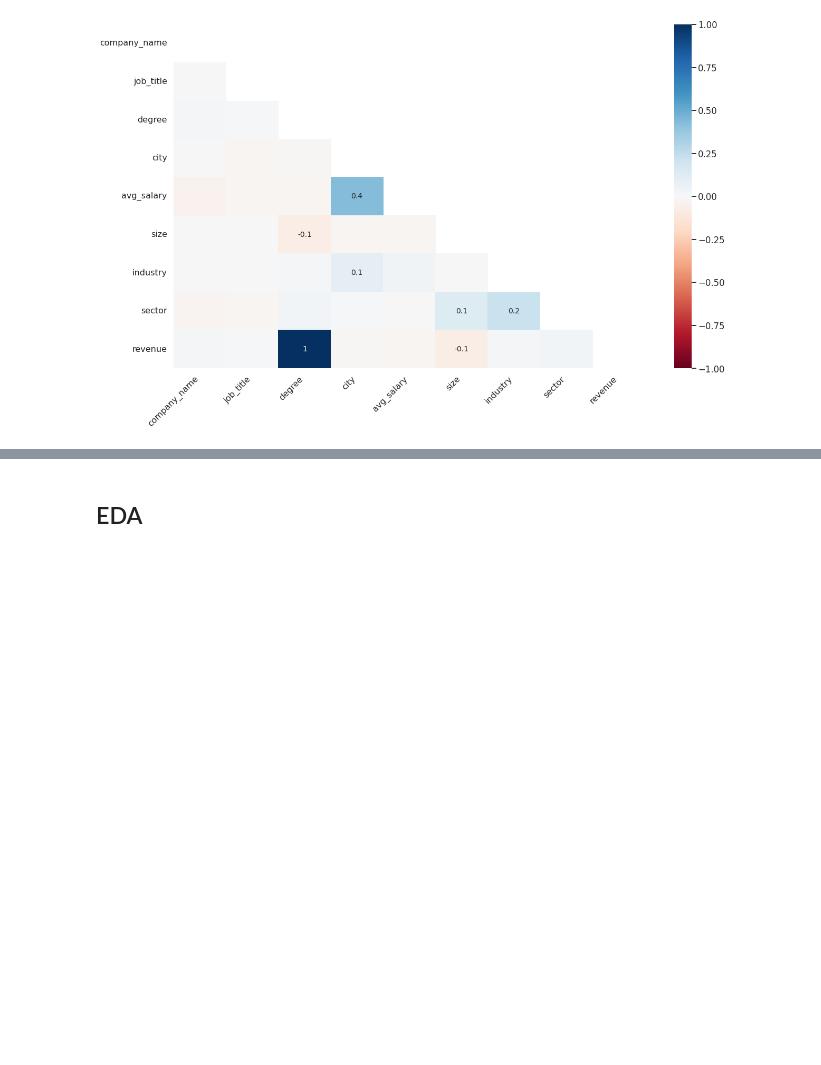
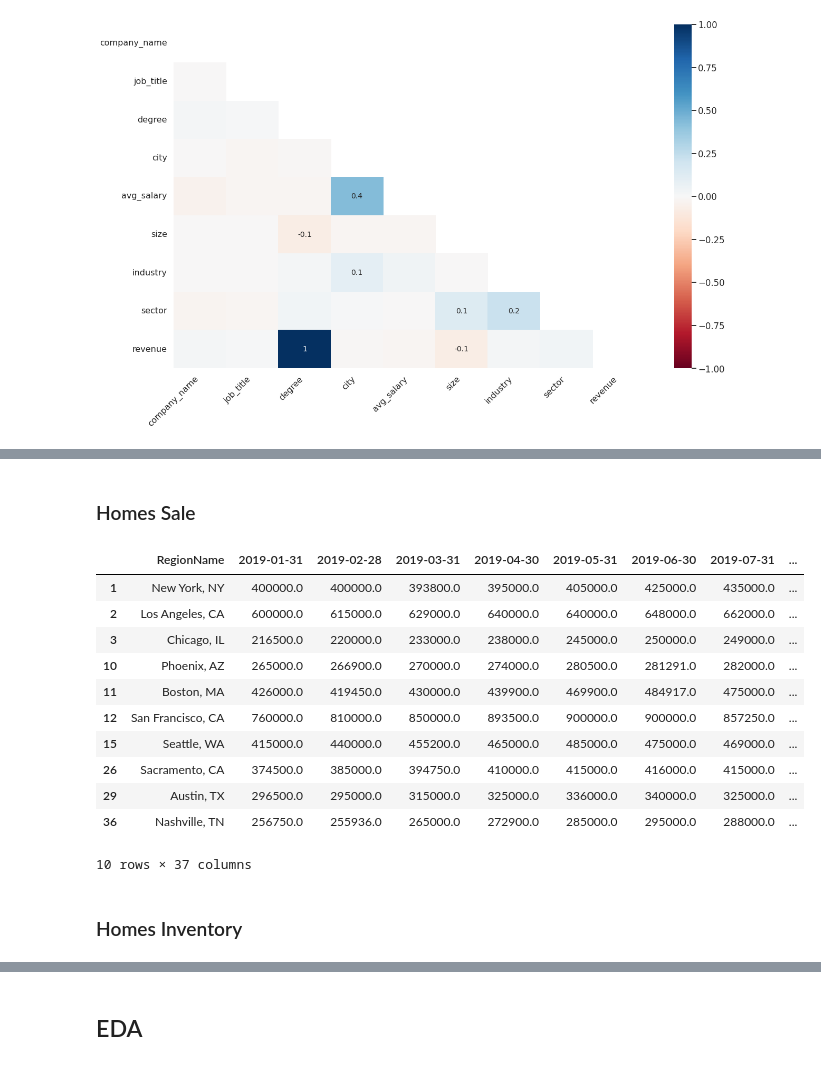
Before and after one commit to Keren-Neeq/DS4A-Team1, a Jupyter notebook: notebooks/Team1_EDA.ipynb, the cells around one changed output, grey strips where cells are left out. Cells and saved outputs as stored; diff of their text form; code cells hidden in the pictures; blank space fills up the shorter version.

```diff
--- a/notebooks/Team1_EDA.ipynb
+++ b/notebooks/Team1_EDA.ipynb
@@ -61,3 +64,6 @@ hud_df = pd.read_csv(io.BytesIO(uploaded['clean_hud.csv']))
+# %%
+# Zillow homes sale price
+df_sp = pd.read_csv(io.BytesIO(uploaded['Metro_median_sale_price_uc_sfrcondo_month.csv']))
 # %%
 hud_df.head(5)
 # %% [output]
@@ -314,0 +351,31 @@ plt.show()
+# %% [markdown]
+### Homes Sale
+# %%
+target_cities = ['New York, NY', 'Chicago, IL', 'Boston, MA', 'Seattle, WA', 'San Francisco, CA', 'Sacramento, CA', 'Austin, TX', 'Los Angeles, CA', 'Nashville, TN', 'Phoenix, AZ']
+# %%
+sale_price = df_sp[df_sp.RegionName.isin(target_cities)]
+# %%
+sale_price = sale_price[['RegionName','2019-01-31', '2019-02-28', '2019-03-31', '2019-04-30', '2019-05-31', '2019-06-30',
+    '2019-07-31', '2019-08-31', '2019-09-30', '2019-10-31', '2019-11-30', '2019-12-31',
+           '2020-01-31', '2020-02-29', '2020-03-31', '2020-04-30', '2020-05-31', '2020-06-30',
+    '2020-07-31', '2020-08-31', '2020-09-30', '2020-10-31', '2020-11-30', '2020-12-31',
+            '2021-01-31', '2021-02-28', '2021-03-31', '2021-04-30', '2021-05-31', '2021-06-30',
+    '2021-07-31', '2021-08-31', '2021-09-30', '2021-10-31', '2021-11-30', '2021-12-31'
+           ]]
+# %%
+sale_price
+# %% [output]
+|  | RegionName | 2019-01-31 | 2019-02-28 | 2019-03-31 | 2019-04-30 | 2019-05-31 | 2019-06-30 | 2019-07-31 | ... |
+| 1 | New York, NY | 400000.0 | 400000.0 | 393800.0 | 395000.0 | 405000.0 | 425000.0 | 435000.0 | ... |
+| 2 | Los Angeles, CA | 600000.0 | 615000.0 | 629000.0 | 640000.0 | 640000.0 | 648000.0 | 662000.0 | ... |
+| 3 | Chicago, IL | 216500.0 | 220000.0 | 233000.0 | 238000.0 | 245000.0 | 250000.0 | 249000.0 | ... |
+| 10 | Phoenix, AZ | 265000.0 | 266900.0 | 270000.0 | 274000.0 | 280500.0 | 281291.0 | 282000.0 | ... |
+| 11 | Boston, MA | 426000.0 | 419450.0 | 430000.0 | 439900.0 | 469900.0 | 484917.0 | 475000.0 | ... |
+| 12 | San Francisco, CA | 760000.0 | 810000.0 | 850000.0 | 893500.0 | 900000.0 | 900000.0 | 857250.0 | ... |
+| 15 | Seattle, WA | 415000.0 | 440000.0 | 455200.0 | 465000.0 | 485000.0 | 475000.0 | 469000.0 | ... |
+| 26 | Sacramento, CA | 374500.0 | 385000.0 | 394750.0 | 410000.0 | 415000.0 | 416000.0 | 415000.0 | ... |
+| 29 | Austin, TX | 296500.0 | 295000.0 | 315000.0 | 325000.0 | 336000.0 | 340000.0 | 325000.0 | ... |
+| 36 | Nashville, TN | 256750.0 | 255936.0 | 265000.0 | 272900.0 | 285000.0 | 295000.0 | 288000.0 | ... |
+10 rows × 37 columns
+# %% [markdown]
+### Homes Inventory
```
Also changed, not shown: parts of 30 cells of this notebook.
